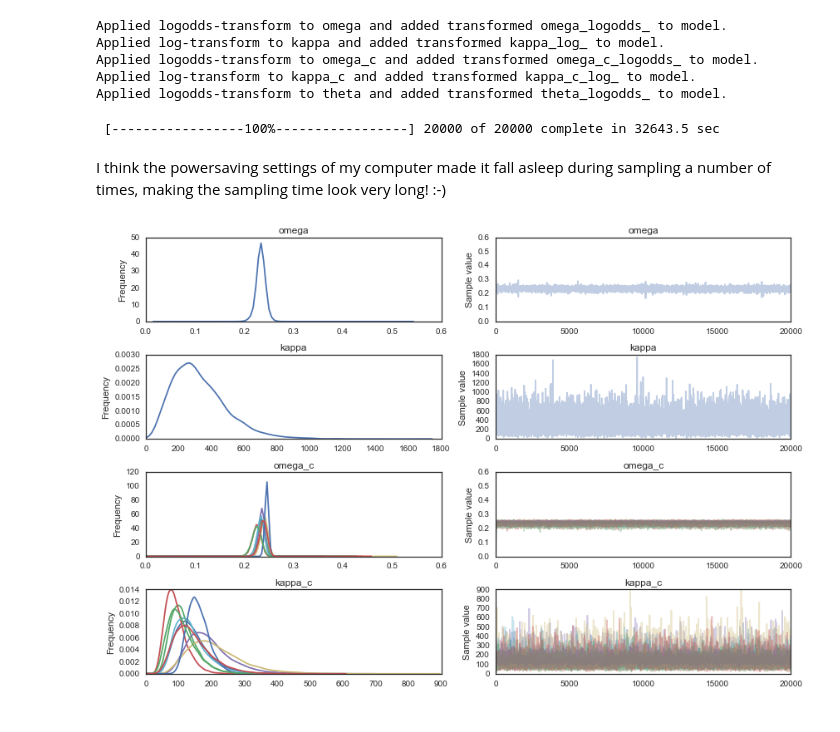
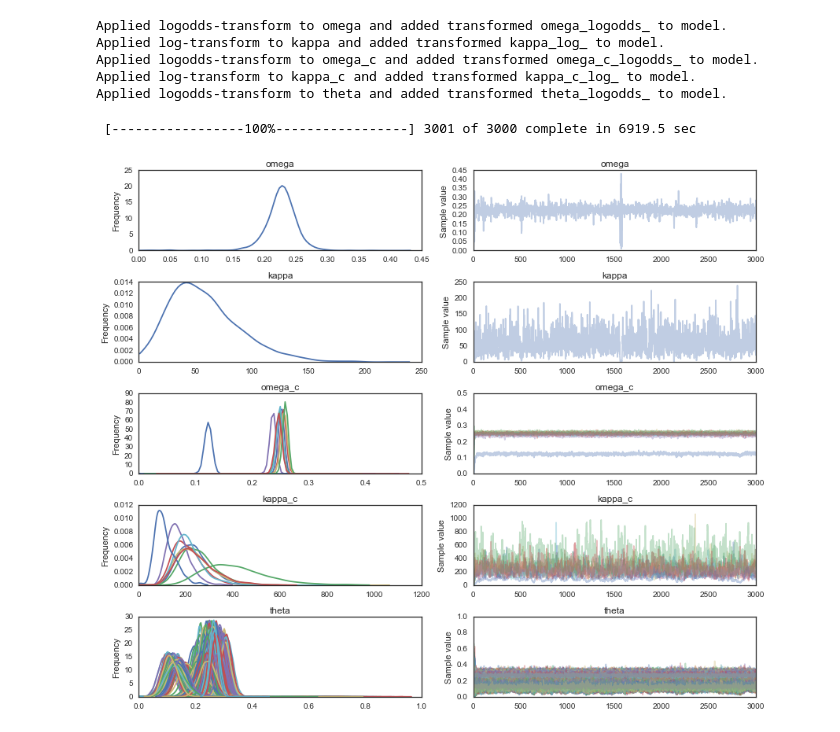
Before and after one commit to JWarmenhoven/DBDA-python, a Jupyter notebook: Notebooks/Chapter 9.ipynb, the cells around one changed output. Cells and saved outputs as stored; diff of their text form; code cells hidden in the pictures.

```diff
--- a/Notebooks/Chapter 9.ipynb
+++ b/Notebooks/Chapter 9.ipynb
@@ -74,5 +83,5 @@ Applied logodds-transform to theta and added transformed theta_logodds_ to model
 with hierarchical_model:
     step = pmc.NUTS()
 
-    trace = pmc.sample(20000, step)
+    trace = pmc.sample(10000, step)
 # %% [output]
@@ -190,5 +199,5 @@ Applied logodds-transform to theta and added transformed theta_logodds_ to model
 with unpooled_model:
     step = pmc.NUTS()
 
-    unpooled_trace = pmc.sample(20000, step)
+    unpooled_trace = pmc.sample(5000, step)
 # %% [output]
@@ -272,36 +281,35 @@ Image('images/fig9_13.png', width=400)
 # %% [output]
 [figure]
 # %%
+# Encode the 9 primary field positions
 le = preprocessing.LabelEncoder()
-
-# Encode the 9 primary field positions
 pripos_idx = le.fit_transform(df2.PriPos)
 pripos_codes = le.classes_
 n_pripos = len(le.classes_)
 
 # df2 contains one entry per player
-players_idx = le.fit_transform(df2.Player)    # Not really needed, since we have 1 record per player
-n_players = len(le.classes_)
+n_players = df2.index.size
 
 with pmc.Model() as hierarchical_model2:
     # Hyper parameters
     omega = pmc.Beta('omega', 1, 1)
-    kappa = pmc.Gamma('kappa', 0.01, 0.01)+2
+    kappa = pmc.Gamma('kappa', 0.01, 0.01)
 
     # Parameters for categories (Primary field positions)
     omega_c = pmc.Beta('omega_c',
-                       omega*(kappa-2)+1, (1-omega)*(kappa-2)+1,
+                       omega*(kappa)+1, (1-omega)*(kappa)+1,
                        shape = n_pripos)
 
     kappa_c = pmc.Gamma('kappa_c',
                         0.01, 0.01,
-                        shape = n_pripos)+2
+                        shape = n_pripos)
+
     # Parameter for individual players
     theta = pmc.Beta('theta',
-                     omega_c[pripos_idx]*(kappa_c[pripos_idx]-2)+1, (1-omega_c[pripos_idx])*(kappa_c[pripos_idx]-2)+1,
+                     omega_c[pripos_idx]*(kappa_c[pripos_idx])+1, (1-omega_c[pripos_idx])*(kappa_c[pripos_idx])+1,
                      shape = n_players)
 
-    y2 = pmc.Binomial('y2', n=df2.AtBats.as_matrix(), p=theta[players_idx], observed=df2.Hits)
+    y2 = pmc.Binomial('y2', n=df2.AtBats.as_matrix(), p=theta, observed=df2.Hits)
 # %% [output]
 Applied logodds-transform to omega and added transformed omega_logodds_ to model.
 Applied log-transform to kappa and added transformed kappa_log_ to model.
@@ -311,12 +319,11 @@ Applied logodds-transform to theta and added transformed theta_logodds_ to model
 # %%
 with hierarchical_model2:
     step = pmc.NUTS()
-    trace2 = pmc.sample(20000, step)
+
+    trace2 = pmc.sample(3000, step)
 # %% [output]
- [-----------------100%-----------------] 20000 of 20000 complete in 32643.5 sec
+ [-----------------100%-----------------] 3001 of 3000 complete in 6919.5 sec
-# %% [markdown]
-I think the powersaving settings of my computer made it fall asleep during sampling a number of times, making the sampling time look very long! :-)
 # %%
-pmc.traceplot(trace2, varnames=['omega', 'kappa', 'omega_c', 'kappa_c']);
+pmc.traceplot(trace2);
 # %% [output]
-[figure, old version]
+[figure, new version]
```
Also changed, not shown: parts of 16 cells of this notebook.
